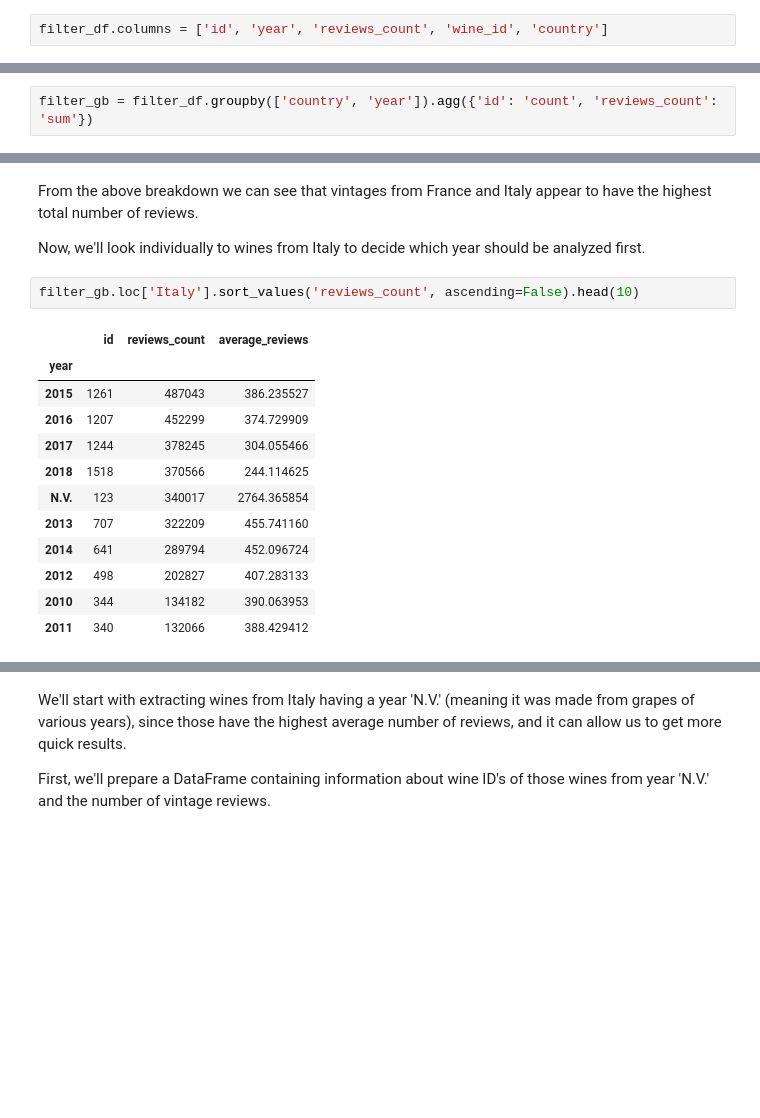
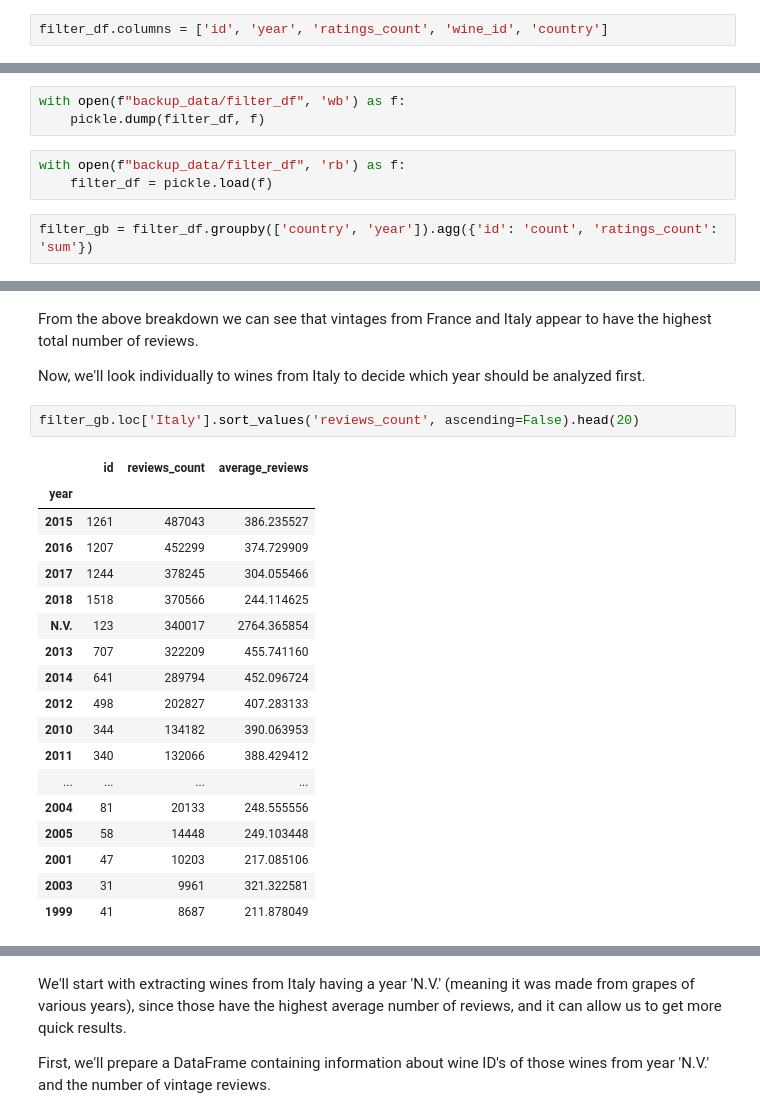
Before and after one commit to sveta-egorova/wine, a Jupyter notebook: vivino_crawler.ipynb, the cells around one changed output, grey strips where cells are left out. Saved outputs shown, nothing was run; the diff lists cells and outputs as text; blank space fills up the shorter version.

```diff
--- a/vivino_crawler.ipynb
+++ b/vivino_crawler.ipynb
@@ -1035,7 +1046,7 @@ review_filtering_df = full_df_normalized[['id', 'year', 'has_valid_ratings', 'st
 filter_df = review_filtering_df.loc[review_filtering_df['has_valid_ratings']==True, ['id', 'year', 'statistics.ratings_count',
        'wine.id', 'wine.region.country.name']]
 # %%
-filter_df.columns = ['id', 'year', 'reviews_count', 'wine_id', 'country']
+filter_df.columns = ['id', 'year', 'ratings_count', 'wine_id', 'country']
 # %%
 filter_df.head(5)
 # %% [output]
@@ -1045,5 +1056,11 @@ filter_df.head(5)
 | 2 | 156234290 | 2018 | 349 | 4269600 | Portugal |
 | 3 | 156633179 | 2018 | 235 | 1200770 | Portugal |
 | 4 | 158257747 | 2018 | 198 | 4269602 | Portugal |
+# %%
+with open(f"backup_data/filter_df", 'wb') as f:
+    pickle.dump(filter_df, f)
+# %%
+with open(f"backup_data/filter_df", 'rb') as f:
+    filter_df = pickle.load(f)
 # %%
-filter_gb = filter_df.groupby(['country', 'year']).agg({'id': 'count', 'reviews_count': 'sum'})
+filter_gb = filter_df.groupby(['country', 'year']).agg({'id': 'count', 'ratings_count': 'sum'})
@@ -1074,17 +1119,23 @@ From the above breakdown we can see that vintages from France and Italy appear t
 
 Now, we'll look individually to wines from Italy to decide which year should be analyzed first.
 # %%
-filter_gb.loc['Italy'].sort_values('reviews_count', ascending=False).head(10)
+filter_gb.loc['Italy'].sort_values('reviews_count', ascending=False).head(20)
 # %% [output]
 |  | id | reviews_count | average_reviews |
 | year |  |  |  |
 | 2015 | 1261 | 487043 | 386.235527 |
 | 2016 | 1207 | 452299 | 374.729909 |
 | 2017 | 1244 | 378245 | 304.055466 |
 | 2018 | 1518 | 370566 | 244.114625 |
 | N.V. | 123 | 340017 | 2764.365854 |
 | 2013 | 707 | 322209 | 455.741160 |
 | 2014 | 641 | 289794 | 452.096724 |
 | 2012 | 498 | 202827 | 407.283133 |
 | 2010 | 344 | 134182 | 390.063953 |
 | 2011 | 340 | 132066 | 388.429412 |
+| ... | ... | ... | ... |
+| 2004 | 81 | 20133 | 248.555556 |
+| 2005 | 58 | 14448 | 249.103448 |
+| 2001 | 47 | 10203 | 217.085106 |
+| 2003 | 31 | 9961 | 321.322581 |
+| 1999 | 41 | 8687 | 211.878049 |
```
Also changed, not shown: parts of 26 cells of this notebook, 3 other files.
